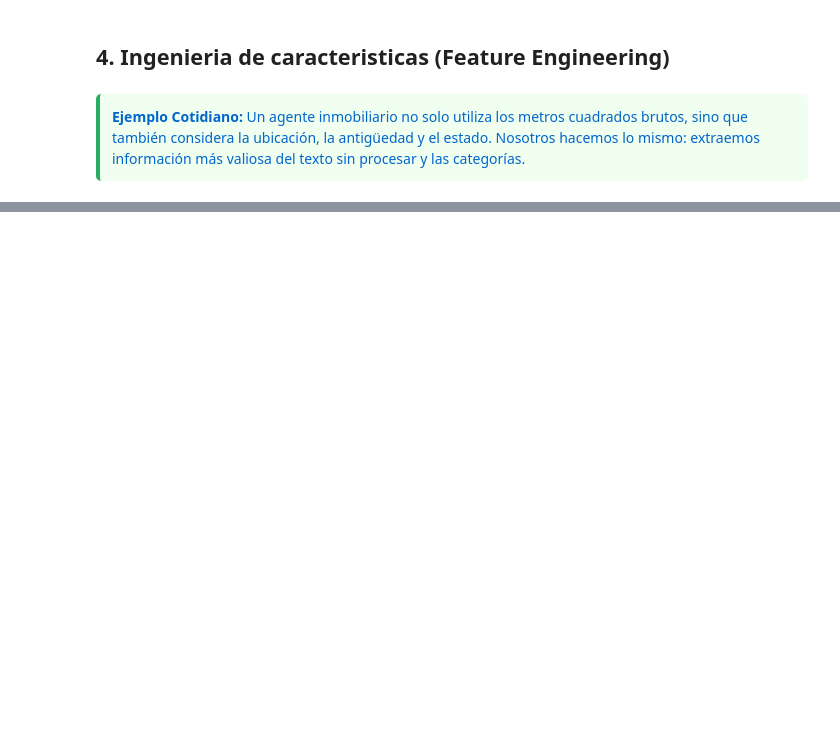
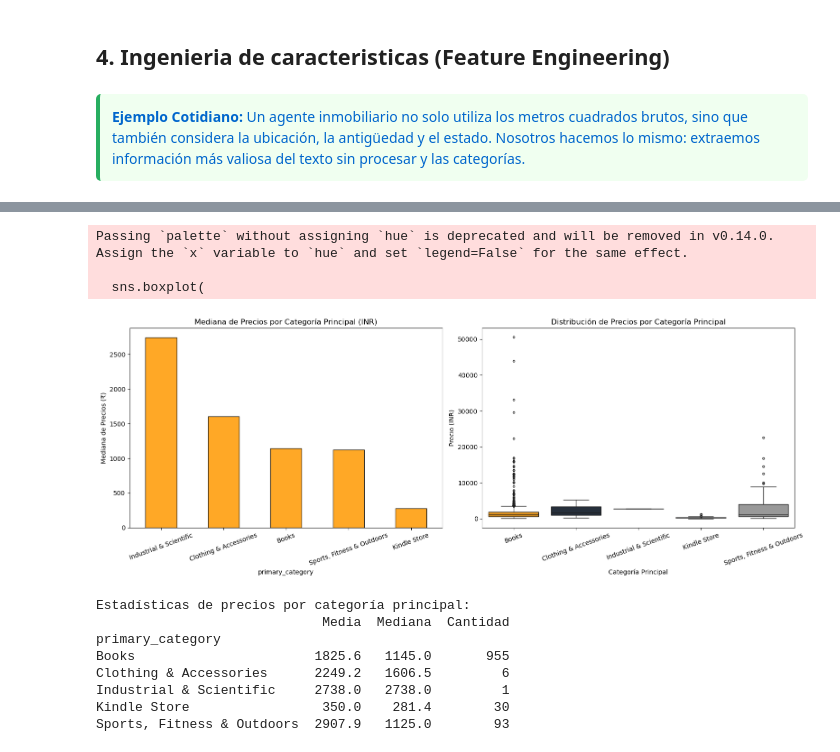
Before and after one commit to Adriana272005/9AIEVND-ADND-Practicas-230671-2, a Jupyter notebook: Practica04/Practica04_230671.ipynb, the cells around one changed output, grey strips where cells are left out. Cells and saved outputs as stored; diff of their text form; code cells hidden in the pictures; blank space fills up the shorter version.

```diff
--- a/Practica04/Practica04_230671.ipynb
+++ b/Practica04/Practica04_230671.ipynb
@@ -315,0 +503,58 @@ Unknown      348
+# %%
+import seaborn as sns
+import matplotlib.pyplot as plt
+
+# 1. Configurar el tamaño de la figura (1 fila, 2 columnas)
+fig, axes = plt.subplots(1, 2, figsize=(16, 6))
+
+# Agrupar por categoría principal y calcular estadísticas de precios
+cat_price = df_priced.groupby('primary_category')['price_clean'].agg(['mean','median','count']).round(1)
+orden_categorias = cat_price.index.tolist() # Convertimos el índice a una lista limpia
+
+# 2. Gráfico Izquierdo: Mediana de Precios por Categoría
+cat_price['median'].sort_values(ascending=False).plot.bar(
+    ax=axes[0], color='#FF9900', edgecolor='black', alpha=0.85)
+axes[0].set_title('Mediana de Precios por Categoría Principal (INR)')
+axes[0].set_ylabel('Mediana de Precios (₹)')
+axes[0].tick_params(axis='x', rotation=20)
+
+# 3. Gráfico Derecho: Diagrama de caja (Boxplot) corregido y compatible
+# Definimos los colores exactos para cada categoría en un diccionario para evitar el ValueError
+colores_amazon = ['#FF9900', '#232F3E', '#146EB4', '#E47911', '#999999']
+paleta_mapeada = dict(zip(orden_categorias, colores_amazon[:len(orden_categorias)]))
+
+sns.boxplot(
+    data=df_priced,
+    x='primary_category',
+    y='price_clean',
+    ax=axes[1],
+    order=orden_categorias,
+    palette=paleta_mapeada,  # Usar el diccionario mapeado soluciona el error de NumPy
+    fliersize=3
+)
+
+axes[1].set_title('Distribución de Precios por Categoría Principal')
+axes[1].set_xlabel('Categoría Principal')
+axes[1].set_ylabel('Precio (INR)')
+axes[1].tick_params(axis='x', rotation=20)
+
+plt.tight_layout()
+plt.show()
+
+# Renombrar columnas solo para la visualización final del print en español
+cat_price_es = cat_price.rename(columns={'mean': 'Media', 'median': 'Mediana', 'count': 'Cantidad'})
+print('Estadísticas de precios por categoría principal:')
+print(cat_price_es.to_string())
+# %% [output]
+Passing `palette` without assigning `hue` is deprecated and will be removed in v0.14.0. Assign the `x` variable to `hue` and set `legend=False` for the same effect.
+
+  sns.boxplot(
+[figure, added]
+Estadísticas de precios por categoría principal:
+                             Media  Mediana  Cantidad
+primary_category
+Books                       1825.6   1145.0       955
+Clothing & Accessories      2249.2   1606.5         6
+Industrial & Scientific     2738.0   2738.0         1
+Kindle Store                 350.0    281.4        30
+Sports, Fitness & Outdoors  2907.9   1125.0        93
```
Also changed, not shown: parts of 18 cells of this notebook.
